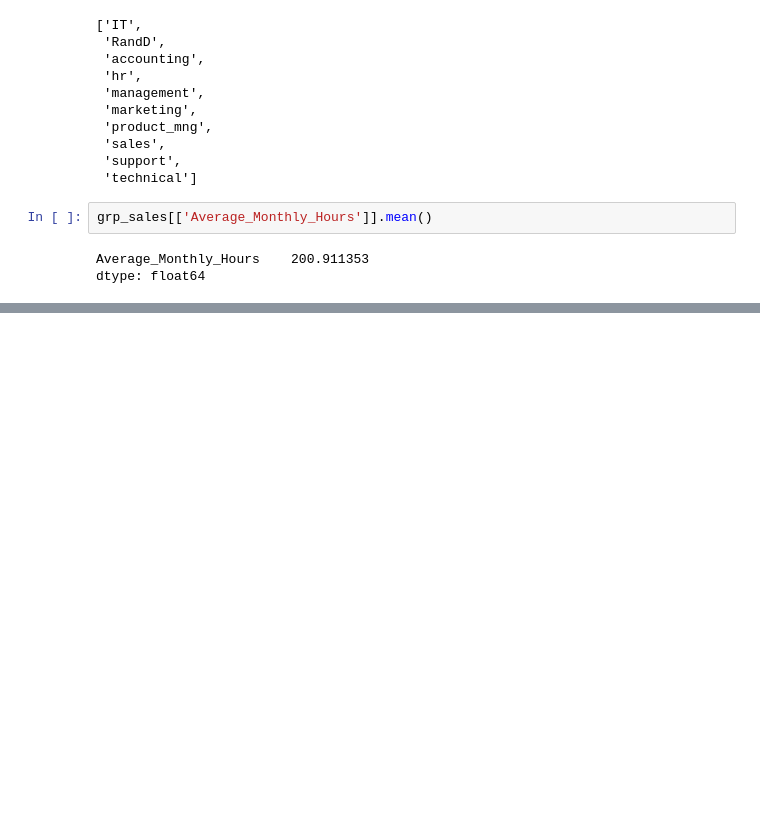
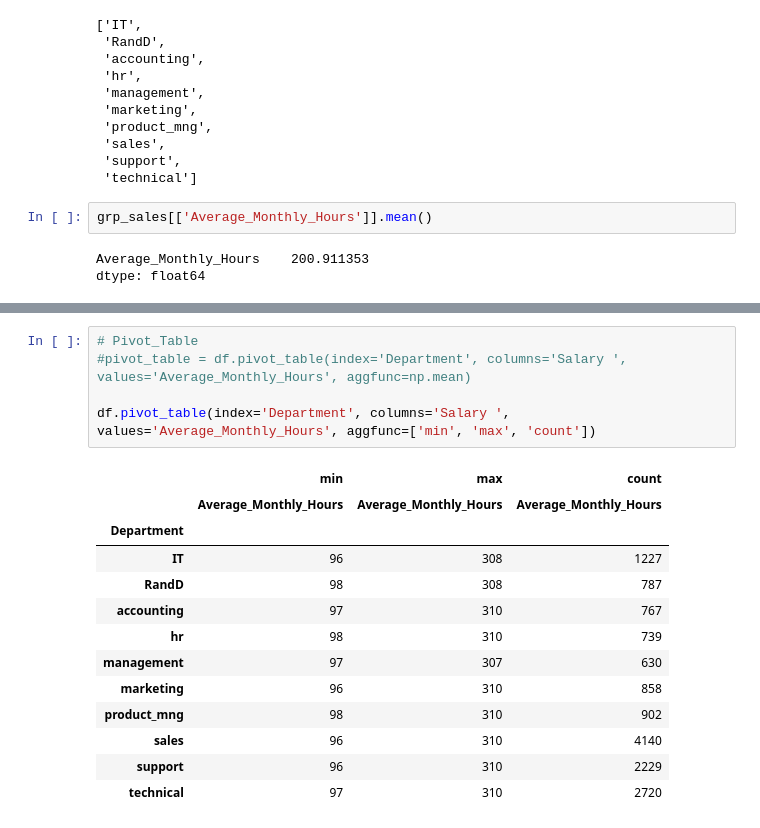
Before and after one commit to sangu0005/data_analysis_workspace, a Jupyter notebook: Hr_Data.ipynb, the cells around one changed output, grey strips where cells are left out. Cells and saved outputs as stored; diff of their text form; blank space fills up the shorter version.

```diff
--- a/Hr_Data.ipynb
+++ b/Hr_Data.ipynb
@@ -200,0 +219,19 @@ dtype: float64
+# %%
+# Pivot_Table
+#pivot_table = df.pivot_table(index='Department', columns='Salary ', values='Average_Monthly_Hours', aggfunc=np.mean)
+
+df.pivot_table(index='Department', columns='Salary ', values='Average_Monthly_Hours', aggfunc=['min', 'max', 'count'])
+# %% [output]
+|  | min | max | count |
+|  | Average_Monthly_Hours | Average_Monthly_Hours | Average_Monthly_Hours |
+| Department |  |  |  |
+| IT | 96 | 308 | 1227 |
+| RandD | 98 | 308 | 787 |
+| accounting | 97 | 310 | 767 |
+| hr | 98 | 310 | 739 |
+| management | 97 | 307 | 630 |
+| marketing | 96 | 310 | 858 |
+| product_mng | 98 | 310 | 902 |
+| sales | 96 | 310 | 4140 |
+| support | 96 | 310 | 2229 |
+| technical | 97 | 310 | 2720 |
```
Also changed, not shown: parts of 3 cells of this notebook.
